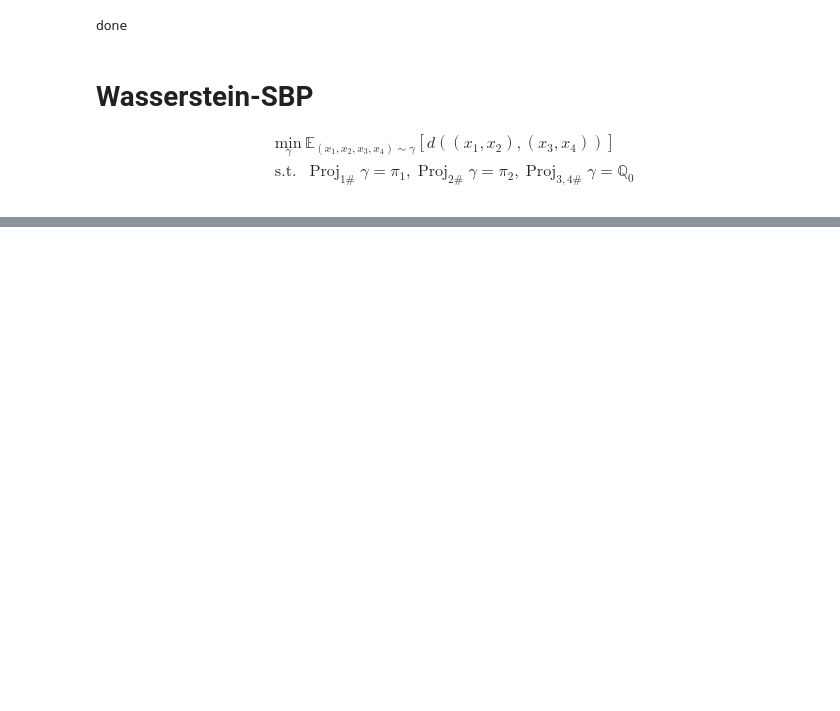
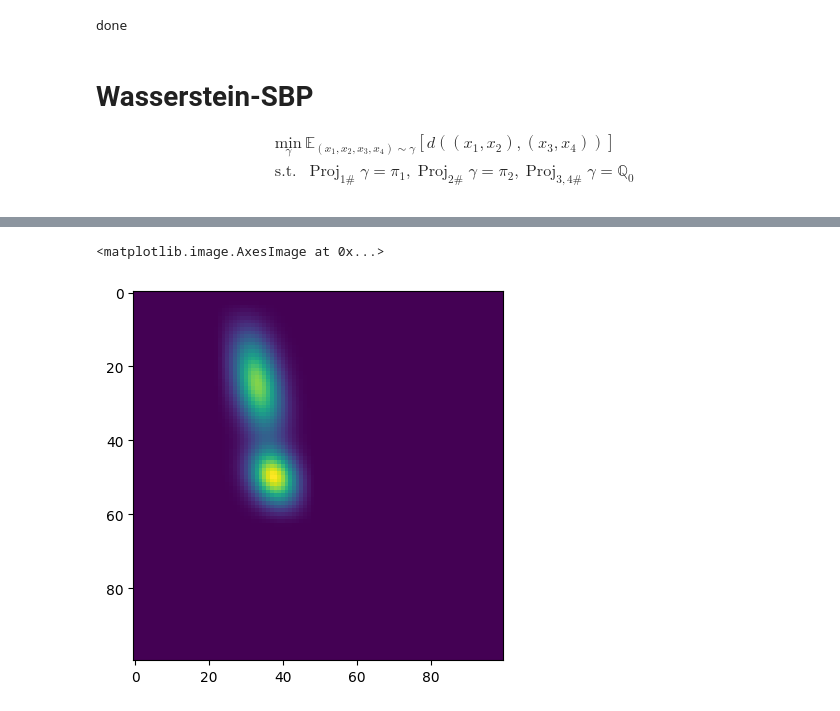
Before and after one commit to JavaZeroo/WassersteinSBP, a Jupyter notebook: SolvingSubProblem_byIPOT.ipynb, the cells around one changed output, grey strips where cells are left out. Cells and saved outputs as stored; diff of their text form; code cells hidden in the pictures; blank space fills up the shorter version.

```diff
--- a/SolvingSubProblem_byIPOT.ipynb
+++ b/SolvingSubProblem_byIPOT.ipynb
@@ -160,0 +165,5 @@ print(gamma_b.sum(),loss[-1])
+# %%
+plt.imshow(gamma_a)
+# %% [output]
+<matplotlib.image.AxesImage at 0x...>
+[figure, added]
```
Also changed, not shown: parts of 13 cells of this notebook, 3 other files.
